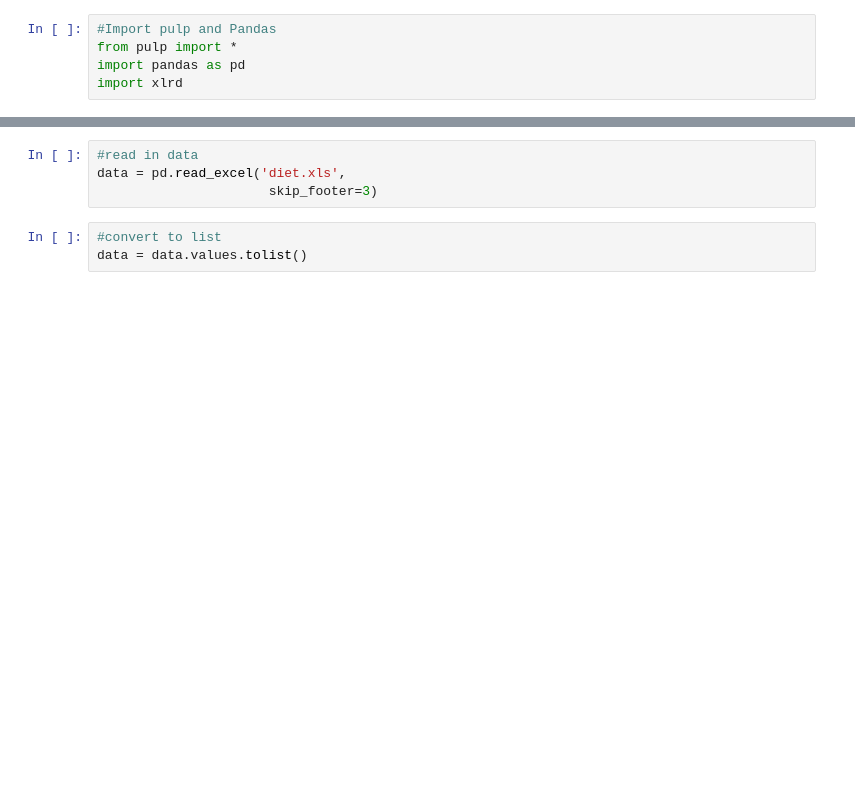
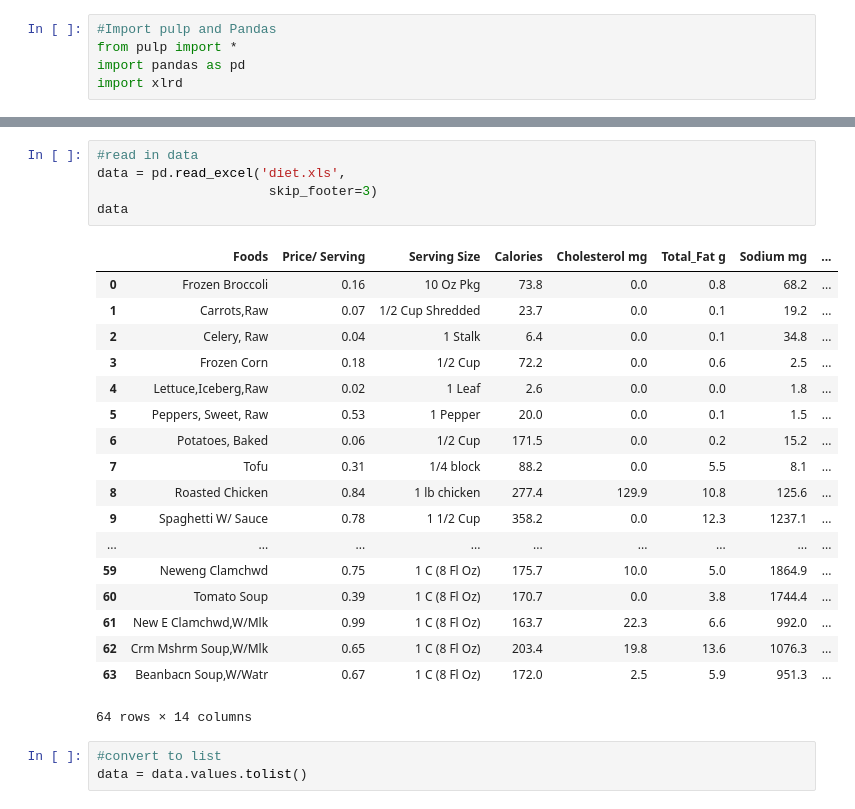
Before and after one commit to DLTarasi/Coursework, a Jupyter notebook: Week_10/15.2.2.ipynb, the cells around one changed output, grey strips where cells are left out. Cells and saved outputs as stored; diff of their text form; blank space fills up the shorter version.

```diff
--- a/Week_10/15.2.2.ipynb
+++ b/Week_10/15.2.2.ipynb
@@ -9,7 +27,27 @@ pulp.pulpTestAll()
 # %%
 #read in data
 data = pd.read_excel('diet.xls',
                       skip_footer=3)
+data
+# %% [output]
+|  | Foods | Price/ Serving | Serving Size | Calories | Cholesterol mg | Total_Fat g | Sodium mg | ... |
+| 0 | Frozen Broccoli | 0.16 | 10 Oz Pkg | 73.8 | 0.0 | 0.8 | 68.2 | ... |
+| 1 | Carrots,Raw | 0.07 | 1/2 Cup Shredded | 23.7 | 0.0 | 0.1 | 19.2 | ... |
+| 2 | Celery, Raw | 0.04 | 1 Stalk | 6.4 | 0.0 | 0.1 | 34.8 | ... |
+| 3 | Frozen Corn | 0.18 | 1/2 Cup | 72.2 | 0.0 | 0.6 | 2.5 | ... |
+| 4 | Lettuce,Iceberg,Raw | 0.02 | 1 Leaf | 2.6 | 0.0 | 0.0 | 1.8 | ... |
+| 5 | Peppers, Sweet, Raw | 0.53 | 1 Pepper | 20.0 | 0.0 | 0.1 | 1.5 | ... |
+| 6 | Potatoes, Baked | 0.06 | 1/2 Cup | 171.5 | 0.0 | 0.2 | 15.2 | ... |
+| 7 | Tofu | 0.31 | 1/4 block | 88.2 | 0.0 | 5.5 | 8.1 | ... |
+| 8 | Roasted Chicken | 0.84 | 1 lb chicken | 277.4 | 129.9 | 10.8 | 125.6 | ... |
+| 9 | Spaghetti W/ Sauce | 0.78 | 1 1/2 Cup | 358.2 | 0.0 | 12.3 | 1237.1 | ... |
+| ... | ... | ... | ... | ... | ... | ... | ... | ... |
+| 59 | Neweng Clamchwd | 0.75 | 1 C (8 Fl Oz) | 175.7 | 10.0 | 5.0 | 1864.9 | ... |
+| 60 | Tomato Soup | 0.39 | 1 C (8 Fl Oz) | 170.7 | 0.0 | 3.8 | 1744.4 | ... |
+| 61 | New E Clamchwd,W/Mlk | 0.99 | 1 C (8 Fl Oz) | 163.7 | 22.3 | 6.6 | 992.0 | ... |
+| 62 | Crm Mshrm Soup,W/Mlk | 0.65 | 1 C (8 Fl Oz) | 203.4 | 19.8 | 13.6 | 1076.3 | ... |
+| 63 | Beanbacn Soup,W/Watr | 0.67 | 1 C (8 Fl Oz) | 172.0 | 2.5 | 5.9 | 951.3 | ... |
+64 rows × 14 columns
 # %%
 #convert to list
 data = data.values.tolist()
```
Also changed, not shown: parts of 2 cells of this notebook, 5 other files.
